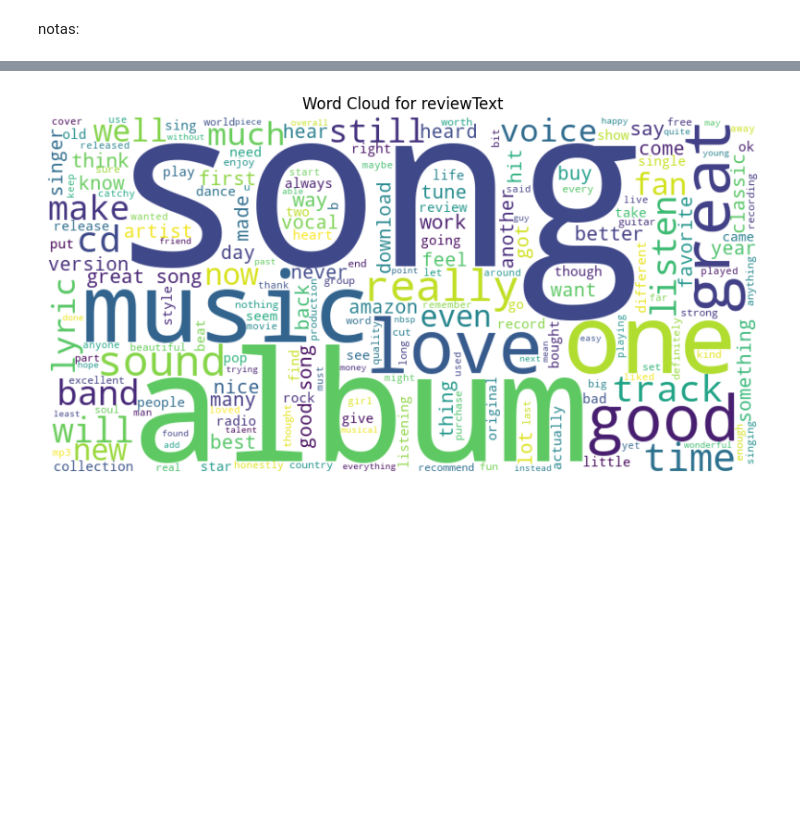
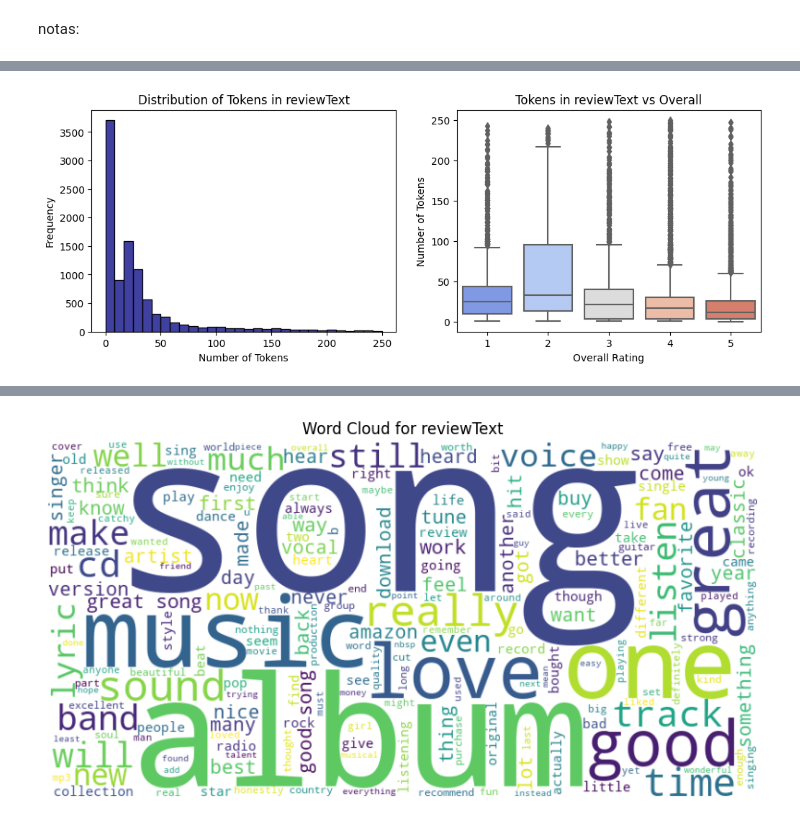
Before and after one commit to jhonattanreales21/nlp_icesi, a Jupyter notebook: unidad_1/Cano_Reales_Sentiment_analysis.ipynb, the cells around one changed output, grey strips where cells are left out. Cells and saved outputs as stored; diff of their text form; code cells hidden in the pictures; blank space fills up the shorter version.

```diff
--- a/unidad_1/Cano_Reales_Sentiment_analysis.ipynb
+++ b/unidad_1/Cano_Reales_Sentiment_analysis.ipynb
@@ -225,0 +237,22 @@ temp_df
+# %%
+# Graficamos la misma grafica pero solo las reseñas con maximo 250 tokens para ver mejor la distribucion
+plt.figure(figsize=(12, 4))
+
+tmp_plot = temp_df[temp_df["review_tokens"] <= 250]
+
+plt.subplot(1, 2, 1)
+sns.histplot(tmp_plot["review_tokens"], color="navy", bins=30)
+plt.title("Distribution of Tokens in reviewText")
+plt.xlabel("Number of Tokens")
+plt.ylabel("Frequency")
+
+plt.subplot(1, 2, 2)
+sns.boxplot(x="overall", y="review_tokens", data=tmp_plot, palette="coolwarm")
+plt.title("Tokens in reviewText vs Overall")
+plt.xlabel("Overall Rating")
+plt.ylabel("Number of Tokens")
+
+# plt.tight_layout()
+plt.show()
+# %% [output]
+[figure, added]
```
Also changed, not shown: parts of 27 cells of this notebook.
